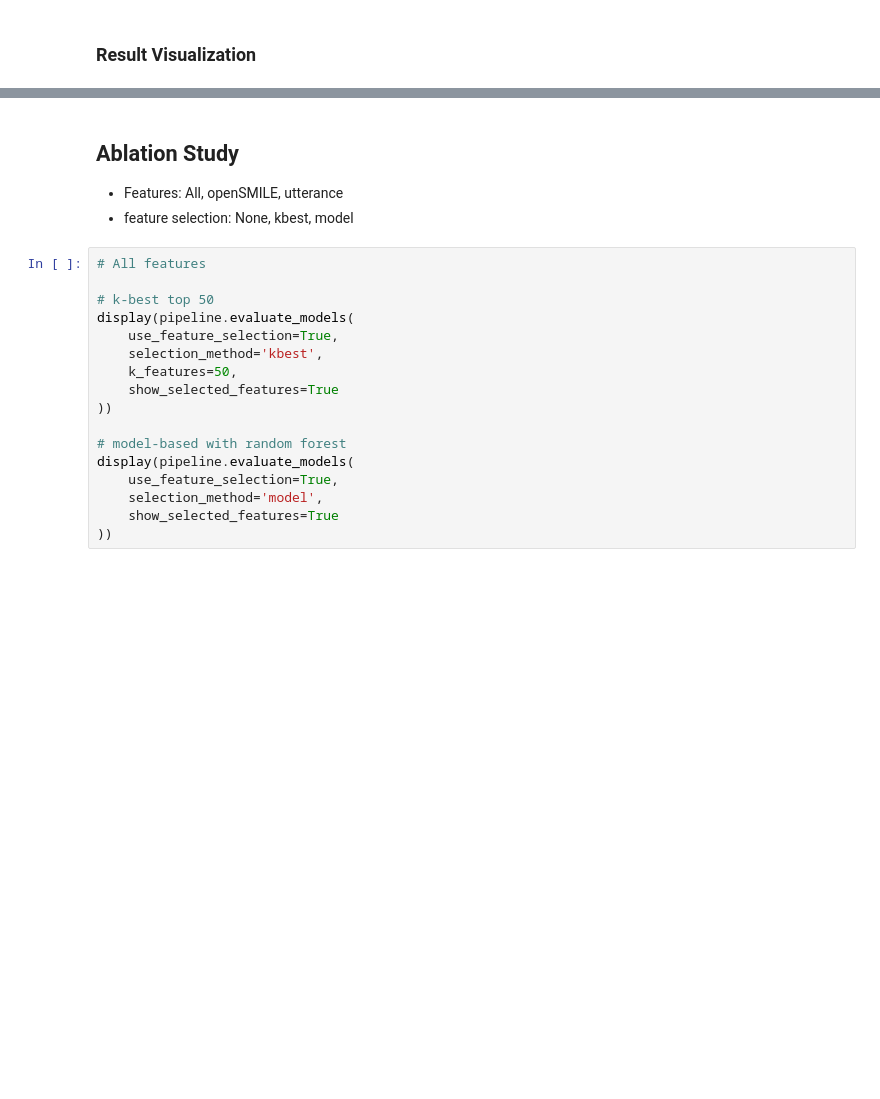
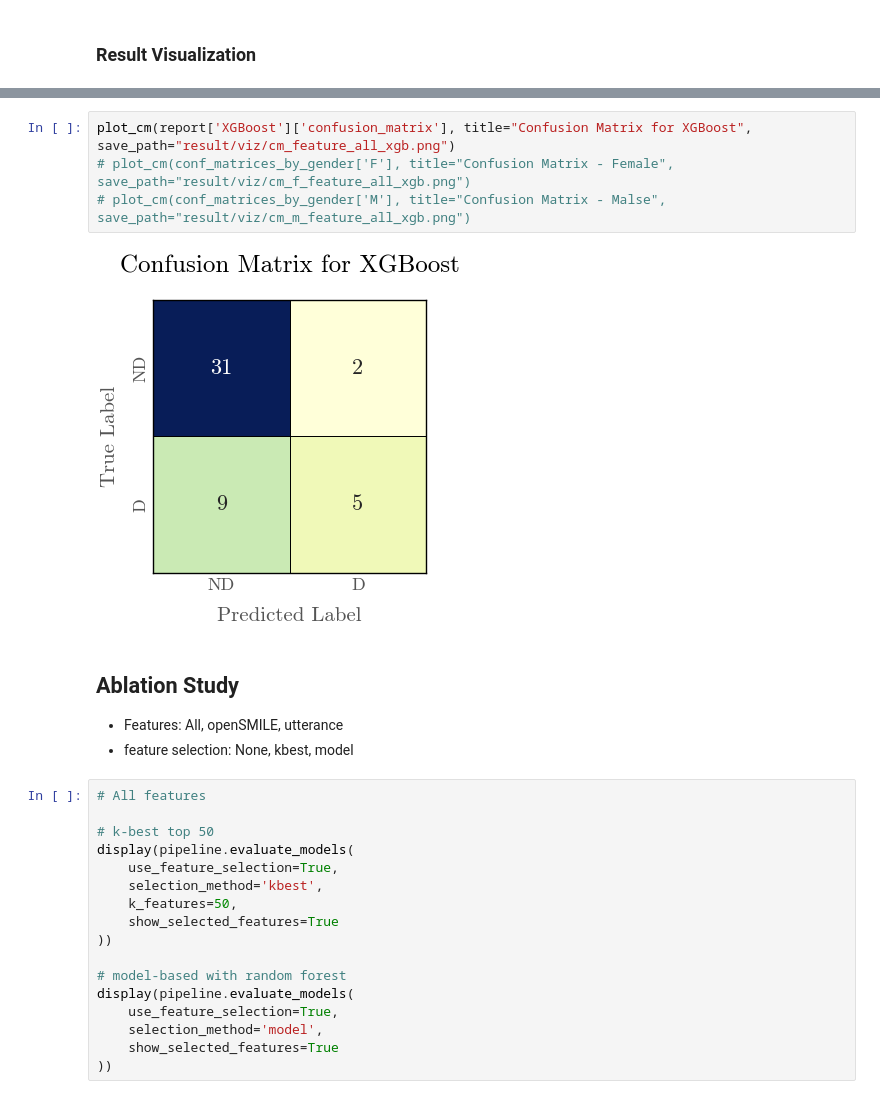
Before and after one commit to gn0219/daic-woz, a Jupyter notebook: 2. evaluate_basic_models.ipynb, the cells around one changed output, grey strips where cells are left out. Cells and saved outputs as stored; diff of their text form; blank space fills up the shorter version.

```diff
--- a/2. evaluate_basic_models.ipynb
+++ b/2. evaluate_basic_models.ipynb
@@ -70,3 +94,9 @@ plot_result(result, metric='AUROC', sort=True, title="AUROC of Models for Depres
+# %%
+plot_cm(report['XGBoost']['confusion_matrix'], title="Confusion Matrix for XGBoost", save_path="result/viz/cm_feature_all_xgb.png")
+# plot_cm(conf_matrices_by_gender['F'], title="Confusion Matrix - Female", save_path="result/viz/cm_f_feature_all_xgb.png")
+# plot_cm(conf_matrices_by_gender['M'], title="Confusion Matrix - Malse", save_path="result/viz/cm_m_feature_all_xgb.png")
+# %% [output]
+[figure, added]
 # %% [markdown]
 ## Ablation Study
 - Features: All, openSMILE, utterance
```
Also changed, not shown: parts of 15 cells of this notebook, 9 other files.
